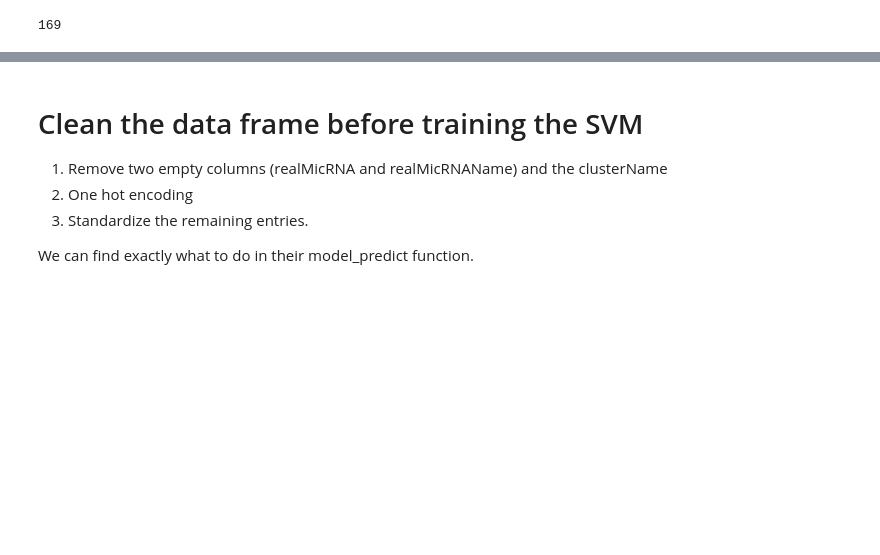
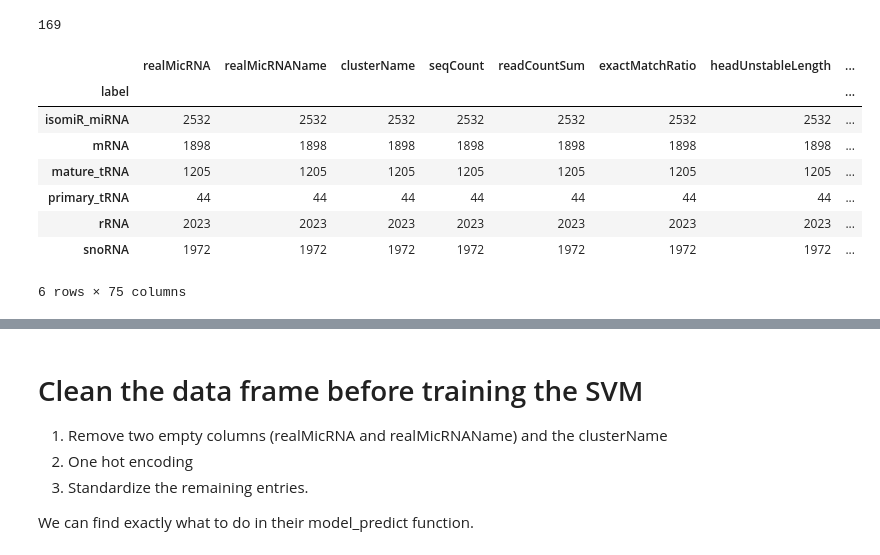
Before and after one commit to juancarlosfdc/miRge3.0-feature-extraction, a Jupyter notebook: SVM_reproduction_miRge2.0.ipynb, the cells around one changed output, grey strips where cells are left out. Cells and saved outputs as stored; diff of their text form; code cells hidden in the pictures; blank space fills up the shorter version.

```diff
--- a/SVM_reproduction_miRge2.0.ipynb
+++ b/SVM_reproduction_miRge2.0.ipynb
@@ -45,0 +48,12 @@ filtered_df.to_csv('filtered_feature_df.csv', index=None)
+# %%
+filtered_df.groupby('label').count()
+# %% [output]
+|  | realMicRNA | realMicRNAName | clusterName | seqCount | readCountSum | exactMatchRatio | headUnstableLength | ... |
+| label |  |  |  |  |  |  |  | ... |
+| isomiR_miRNA | 2532 | 2532 | 2532 | 2532 | 2532 | 2532 | 2532 | ... |
+| mRNA | 1898 | 1898 | 1898 | 1898 | 1898 | 1898 | 1898 | ... |
+| mature_tRNA | 1205 | 1205 | 1205 | 1205 | 1205 | 1205 | 1205 | ... |
+| primary_tRNA | 44 | 44 | 44 | 44 | 44 | 44 | 44 | ... |
+| rRNA | 2023 | 2023 | 2023 | 2023 | 2023 | 2023 | 2023 | ... |
+| snoRNA | 1972 | 1972 | 1972 | 1972 | 1972 | 1972 | 1972 | ... |
+6 rows × 75 columns
```
Also changed, not shown: parts of 3 cells of this notebook, 1 other file.
